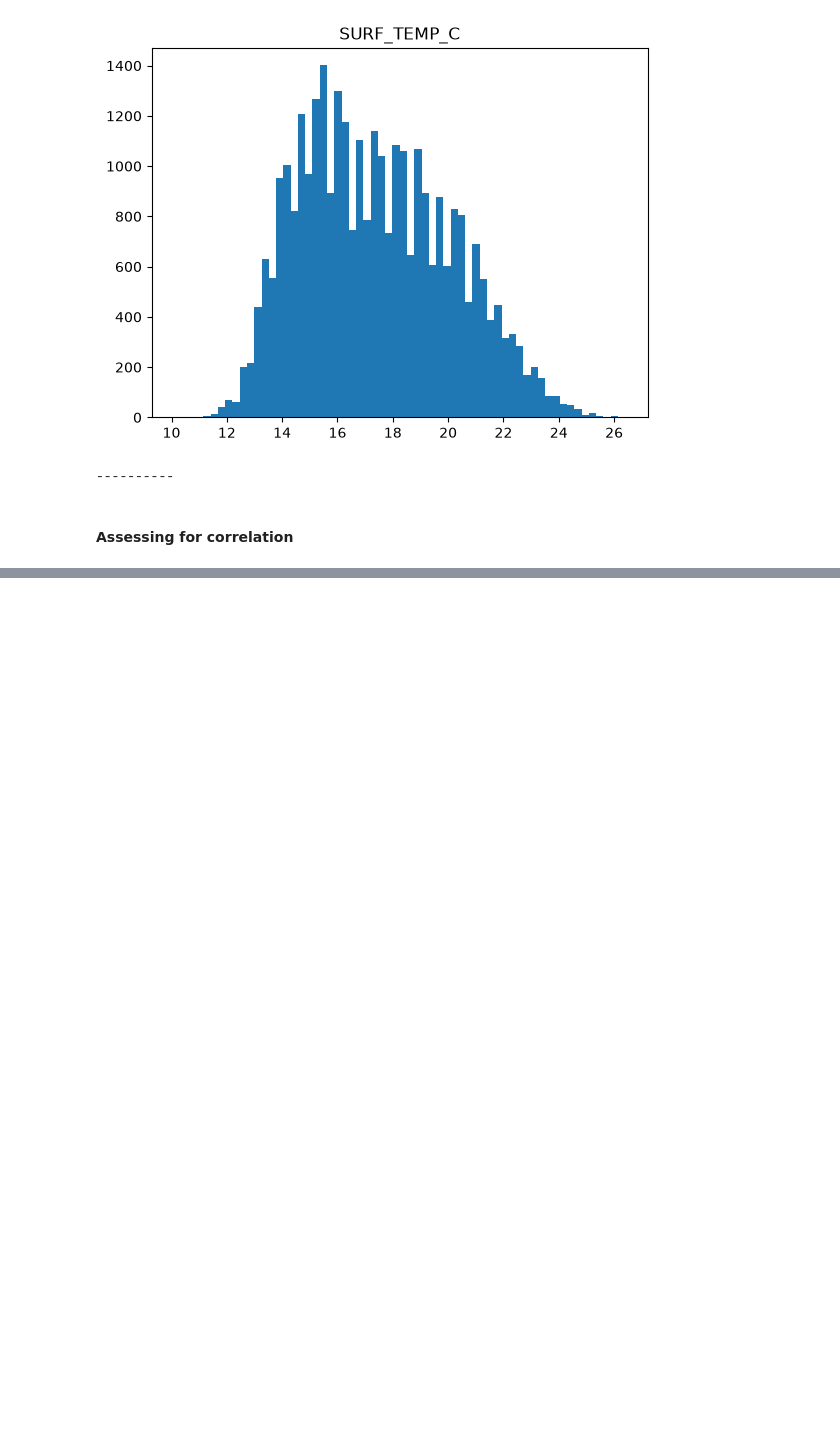
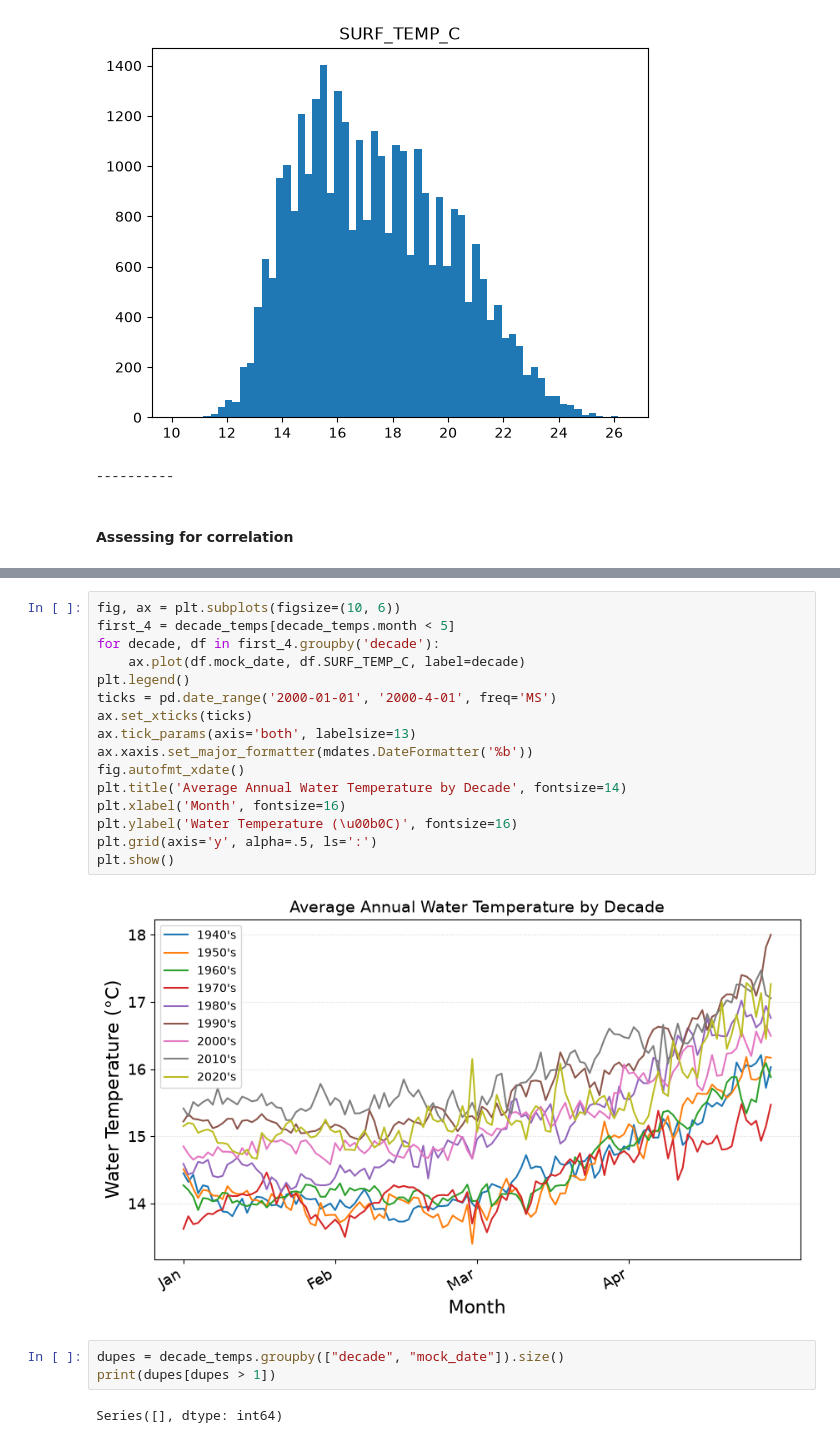
Before and after one commit to spencercody/scripps-water-temp, a Jupyter notebook: src/modeling/notebook/02-eda.ipynb, the cells around one changed output, grey strips where cells are left out. Drawn from its saved outputs; the diff is of its cells as text; blank space fills up the shorter version.

```diff
--- a/src/modeling/notebook/02-eda.ipynb
+++ b/src/modeling/notebook/02-eda.ipynb
@@ -172,0 +286,23 @@ plt.show()
+# %%
+fig, ax = plt.subplots(figsize=(10, 6))
+first_4 = decade_temps[decade_temps.month < 5]
+for decade, df in first_4.groupby('decade'):
+    ax.plot(df.mock_date, df.SURF_TEMP_C, label=decade)
+plt.legend()
+ticks = pd.date_range('2000-01-01', '2000-4-01', freq='MS')
+ax.set_xticks(ticks)
+ax.tick_params(axis='both', labelsize=13)
+ax.xaxis.set_major_formatter(mdates.DateFormatter('%b'))
+fig.autofmt_xdate()
+plt.title('Average Annual Water Temperature by Decade', fontsize=14)
+plt.xlabel('Month', fontsize=16)
+plt.ylabel('Water Temperature (\u00b0C)', fontsize=16)
+plt.grid(axis='y', alpha=.5, ls=':')
+plt.show()
+# %% [output]
+[figure, added]
+# %%
+dupes = decade_temps.groupby(["decade", "mock_date"]).size()
+print(dupes[dupes > 1])
+# %% [output]
+Series([], dtype: int64)
```
Also changed, not shown: parts of 26 cells of this notebook.
